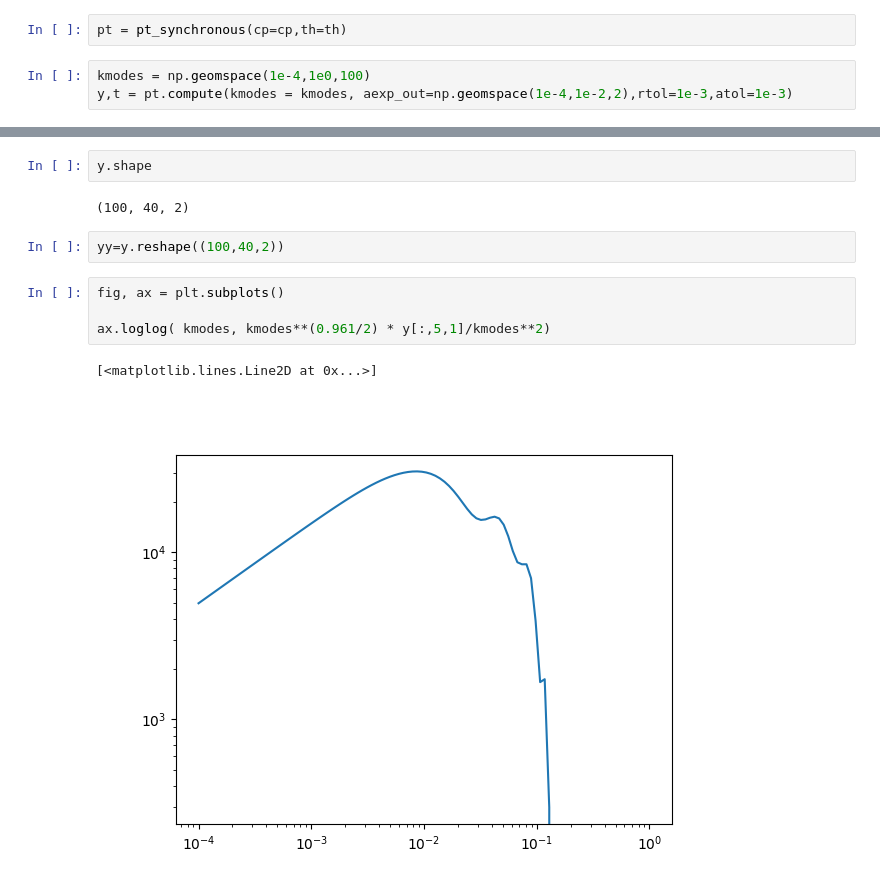
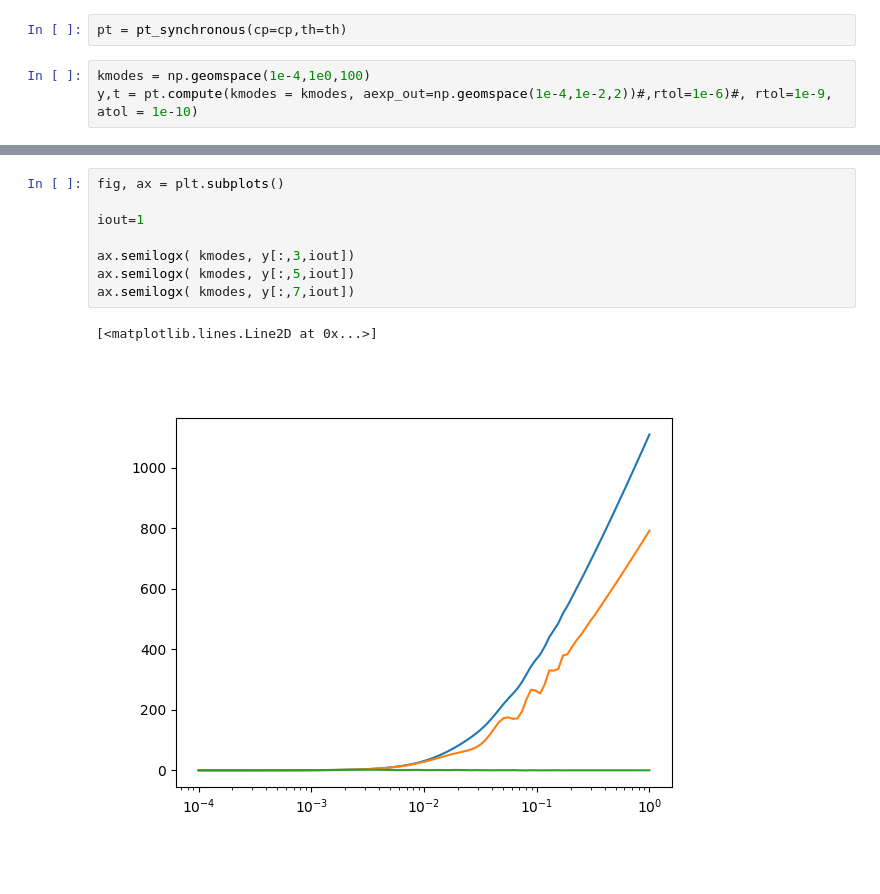
Before and after one commit to ohahn/DISCO-EB, a Jupyter notebook: pylinger_demo.ipynb, the cells around one changed output, grey strips where cells are left out. Cells and saved outputs as stored; diff of their text form; blank space fills up the shorter version.

```diff
--- a/pylinger_demo.ipynb
+++ b/pylinger_demo.ipynb
@@ -14,5 +14,5 @@ th = pthermo.thermal_history(taumin=cp.tau[1],taumax=cp.tau[-1],cp=cp,N=1000)
 pt = pt_synchronous(cp=cp,th=th)
 # %%
 kmodes = np.geomspace(1e-4,1e0,100)
-y,t = pt.compute(kmodes = kmodes, aexp_out=np.geomspace(1e-4,1e-2,2),rtol=1e-3,atol=1e-3)
+y,t = pt.compute(kmodes = kmodes, aexp_out=np.geomspace(1e-4,1e-2,2))#,rtol=1e-6)#, rtol=1e-9, atol = 1e-10)
 # %% [output]
@@ -20,16 +21,14 @@ y,t = pt.compute(kmodes = kmodes, aexp_out=np.geomspace(1e-4,1e-2,2),rtol=1e-3,a
-# %%
-y.shape
-# %% [output]
-(100, 40, 2)
-# %%
-yy=y.reshape((100,40,2))
 # %%
 fig, ax = plt.subplots()
 
-ax.loglog( kmodes, kmodes**(0.961/2) * y[:,5,1]/kmodes**2)
+iout=1
+
+ax.semilogx( kmodes, y[:,3,iout])
+ax.semilogx( kmodes, y[:,5,iout])
+ax.semilogx( kmodes, y[:,7,iout])
 # %% [output]
 [<matplotlib.lines.Line2D at 0x...>]
-[figure, old version]
+[figure, new version]
 # %%
 fg, ax = plt.subplots(2,sharex=True)
 ax[0].semilogx( cp.get_a(th.tau), th.xe, label='$X_{e^-}$' )
```
Also changed, not shown: parts of 3 cells of this notebook, 1 other file.
